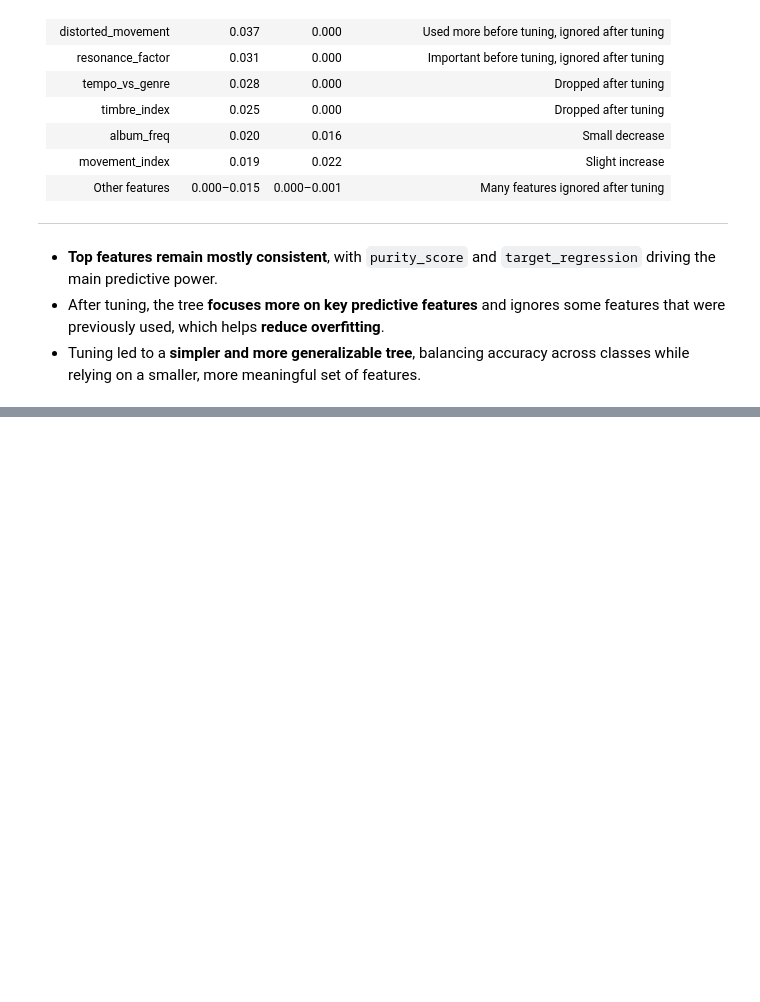
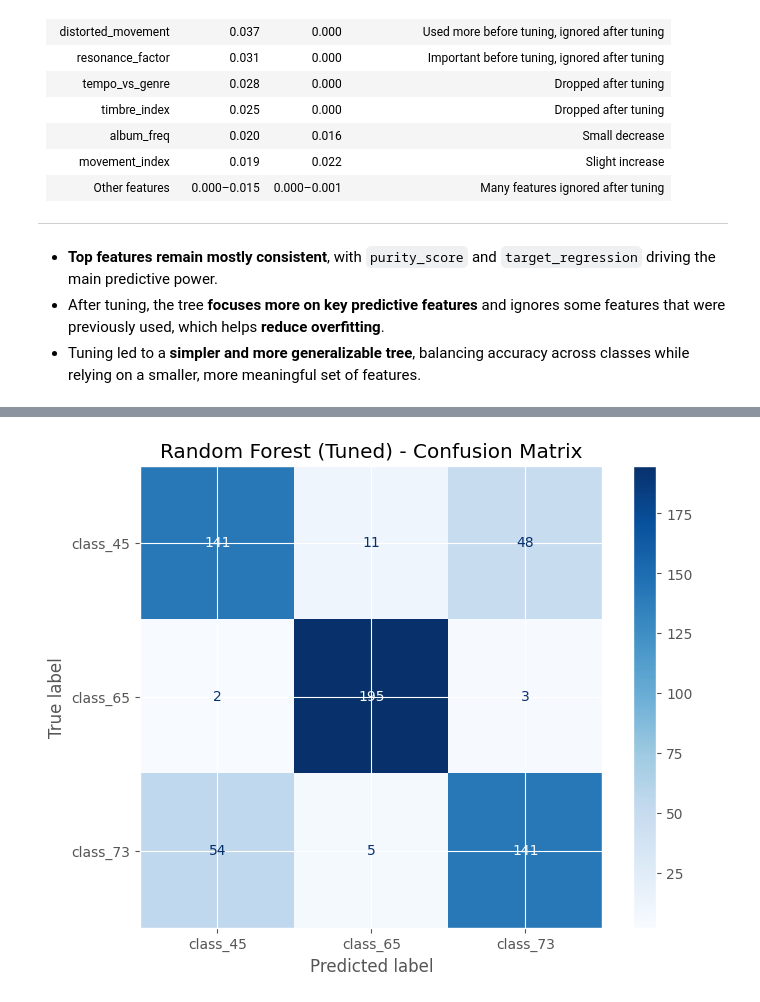
Before and after one commit to EnMiaoYe/APRAU_DEN_C_1211905_1211613_1030058, a Jupyter notebook: src/trees/decision_tree.ipynb, the cells around one changed output, grey strips where cells are left out. Cells and saved outputs as stored; diff of their text form; code cells hidden in the pictures; blank space fills up the shorter version.

```diff
--- a/src/trees/decision_tree.ipynb
+++ b/src/trees/decision_tree.ipynb
@@ -284,0 +391,33 @@ plt.show()
+# %%
+params_rf = {
+    'n_estimators': [100, 300],
+    'max_depth': [None, 10, 20],
+    'min_samples_leaf': [1, 3, 5],
+    'max_features': ['sqrt', 0.3],
+    'class_weight': [None, 'balanced']
+}
+
+rf_grid = GridSearchCV(
+    RandomForestClassifier(random_state=42, n_jobs=-1),
+    param_grid=params_rf,
+    cv=5,
+    scoring='accuracy',
+    n_jobs=-1,
+    verbose=1
+)
+rf_grid.fit(X_train, y_train)
+
+
+print("Best RF params:", rf_grid.best_params_)
+print("Best CV score:", rf_grid.best_score_)
+
+best_rf = rf_grid.best_estimator_
+
+
+# Predictions from tuned RF model
+y_pred_best_rf= best_rf.predict(X_test)
+
+# Evaluate best RF
+print("Train acc (best RF):", best_rf.score(X_train, y_train))
+print("Test acc (best RF):", best_rf.score(X_test, y_test))
+print("Classification Report (best RF):\n", classification_report(y_test, y_pred_best_rf))
@@ -284,0 +449,12 @@ plt.show()
+# %%
+# Confusion Matrix
+cm = confusion_matrix(y_test, y_pred_best_rf, labels=best_rf.classes_)
+
+disp = ConfusionMatrixDisplay(confusion_matrix=cm, display_labels=best_rf.classes_)
+
+fig, ax = plt.subplots(figsize=(8, 6))
+disp.plot(ax=ax, cmap=plt.cm.Blues, colorbar=True)
+plt.title("Random Forest (Tuned) - Confusion Matrix")
+plt.show()
+# %% [output]
+[figure, added]
```
Also changed, not shown: parts of 17 cells of this notebook, 2 other files.
